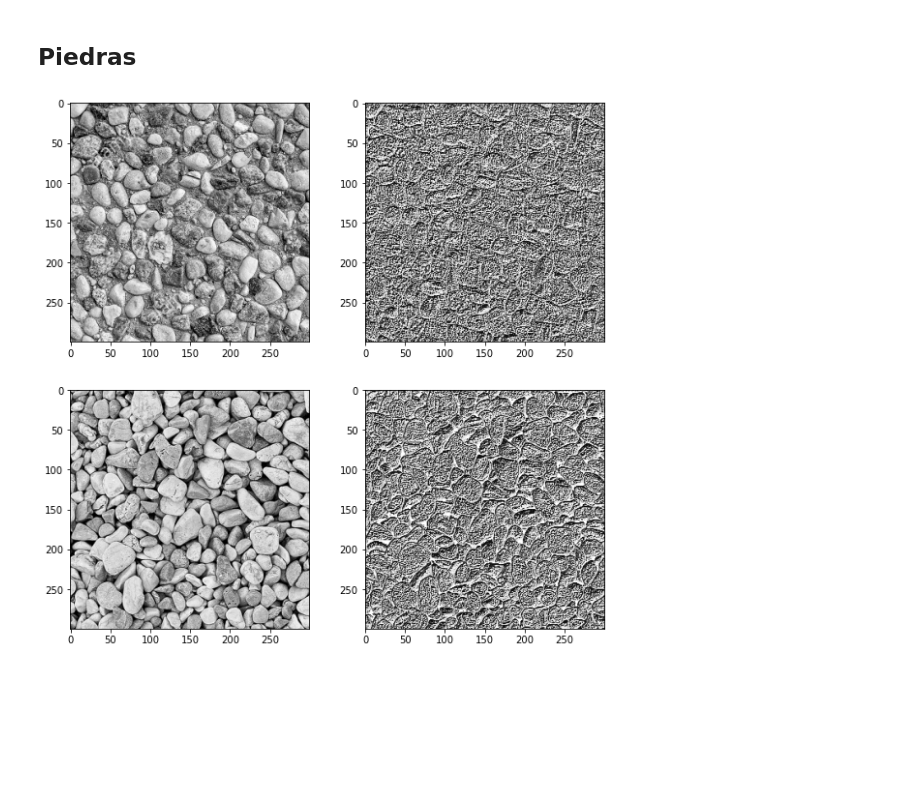
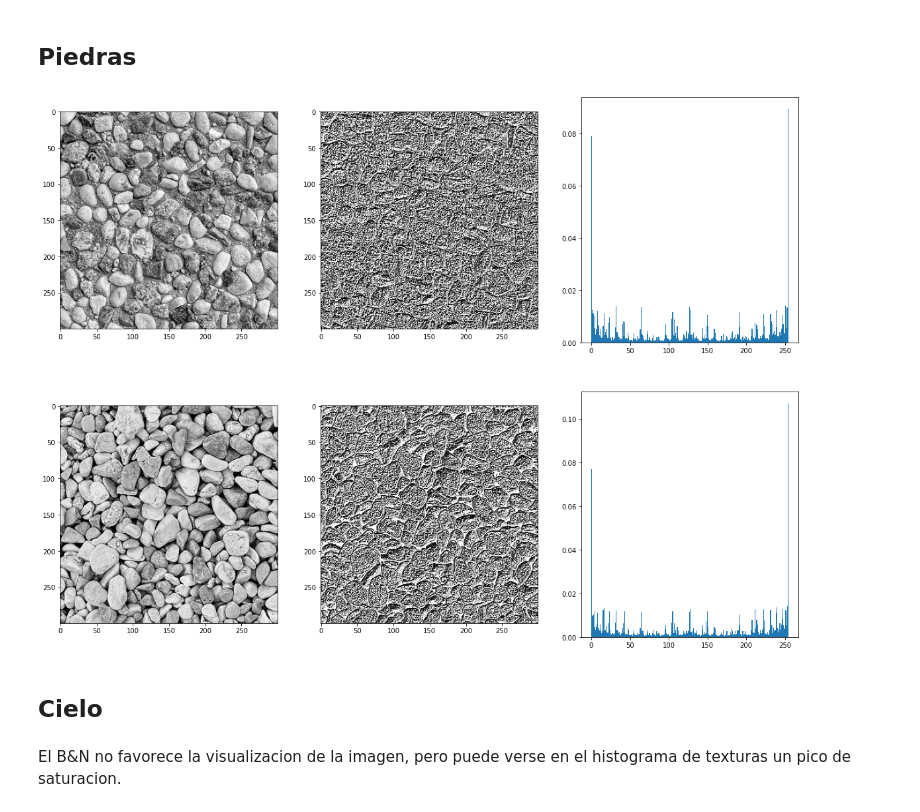
Before and after one commit to nicolascecchi/AI-Specialization, a Jupyter notebook: B2/CV1/B2_CV1_C5_TP4_Textura_LBP.ipynb, the cells around one changed output. Drawn from its saved outputs; the diff is of its cells as text; code cells hidden in the pictures; blank space fills up the shorter version.

Commit message:
Agrego histogramas y crossentropy

```diff
--- a/B2/CV1/B2_CV1_C5_TP4_Textura_LBP.ipynb
+++ b/B2/CV1/B2_CV1_C5_TP4_Textura_LBP.ipynb
@@ -100,13 +178,17 @@ piedras1_texture = LBP(piedras1)
 piedras2 = cv.imread('piedras2.png',cv.IMREAD_GRAYSCALE)
 piedras2_texture = LBP(piedras2)
 # %%
-f, ax = plt.subplots(nrows=2,ncols=2,figsize=(10,10))
+f, ax = plt.subplots(nrows=2,ncols=3,figsize=(20,15))
 
 ax[0][0].imshow(piedras1,'gray')
 ax[1][0].imshow(piedras2,'gray')
 ax[0][1].imshow(piedras1_texture,'gray')
 ax[1][1].imshow(piedras2_texture,'gray')
+proba_pie1,bins1, _ = ax[0][2].hist(x=piedras1_texture.flatten(),bins=256,density=True)
+proba_pie1,bins2, _ = ax[1][2].hist(x=piedras2_texture.flatten(),bins=256,density=True)
 
 plt.show()
 # %% [output]
-[figure, old version]
+[figure, new version]
+# %% [markdown]
+## Cielo
@@ -112,0 +198,2 @@ plt.show()
+# %% [markdown]
+El B&N no favorece la visualizacion de la imagen, pero puede verse en el histograma de texturas un pico de saturacion.
```
Also changed, not shown: parts of 18 cells of this notebook.
